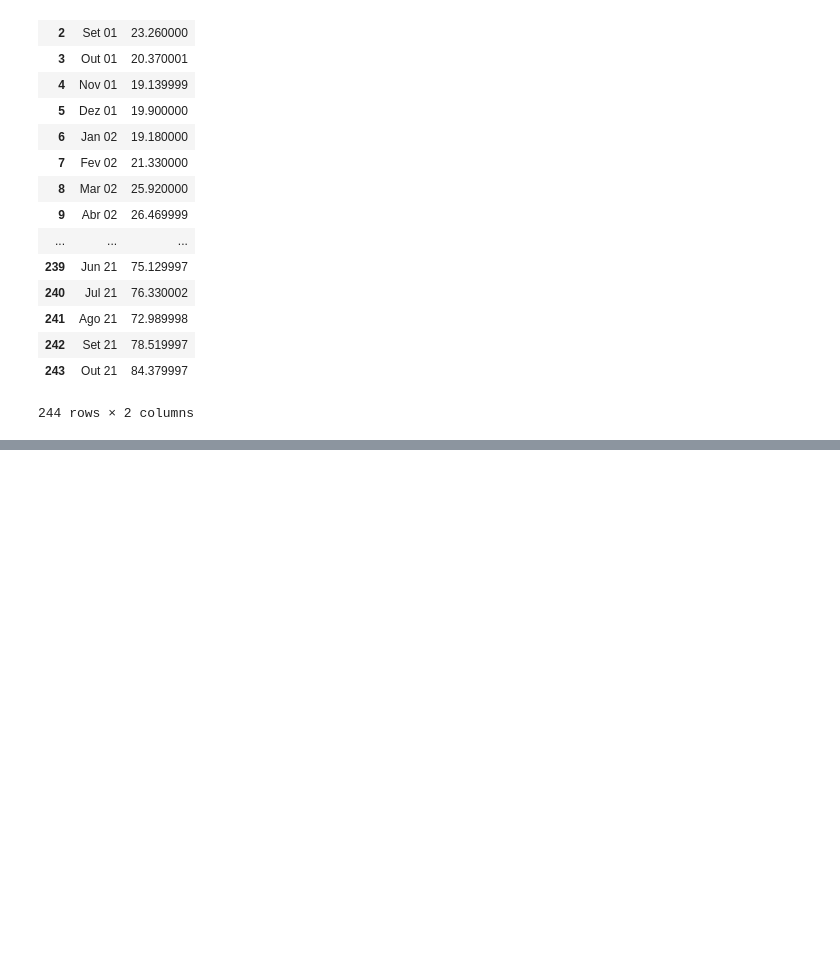
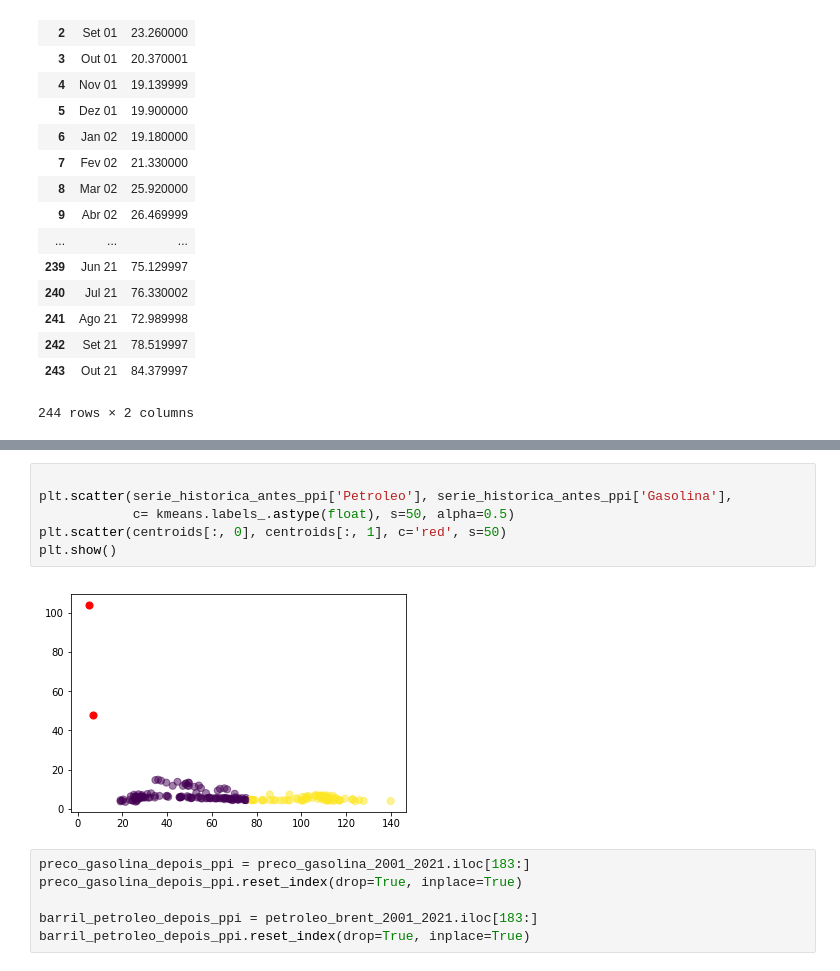
Before and after one commit to Guilherme-Valle/ia-analise-gasolina, a Jupyter notebook: analysis.ipynb, the cells around one changed output, grey strips where cells are left out. Cells and saved outputs as stored; diff of their text form; blank space fills up the shorter version.

```diff
--- a/analysis.ipynb
+++ b/analysis.ipynb
@@ -411,0 +452,14 @@ plt.show()
+# %%
+
+plt.scatter(serie_historica_antes_ppi['Petroleo'], serie_historica_antes_ppi['Gasolina'],
+            c= kmeans.labels_.astype(float), s=50, alpha=0.5)
+plt.scatter(centroids[:, 0], centroids[:, 1], c='red', s=50)
+plt.show()
+# %% [output]
+[figure, added]
+# %%
+preco_gasolina_depois_ppi = preco_gasolina_2001_2021.iloc[183:]
+preco_gasolina_depois_ppi.reset_index(drop=True, inplace=True)
+
+barril_petroleo_depois_ppi = petroleo_brent_2001_2021.iloc[183:]
+barril_petroleo_depois_ppi.reset_index(drop=True, inplace=True)
```
Also changed, not shown: parts of 16 cells of this notebook, 1 other file.
